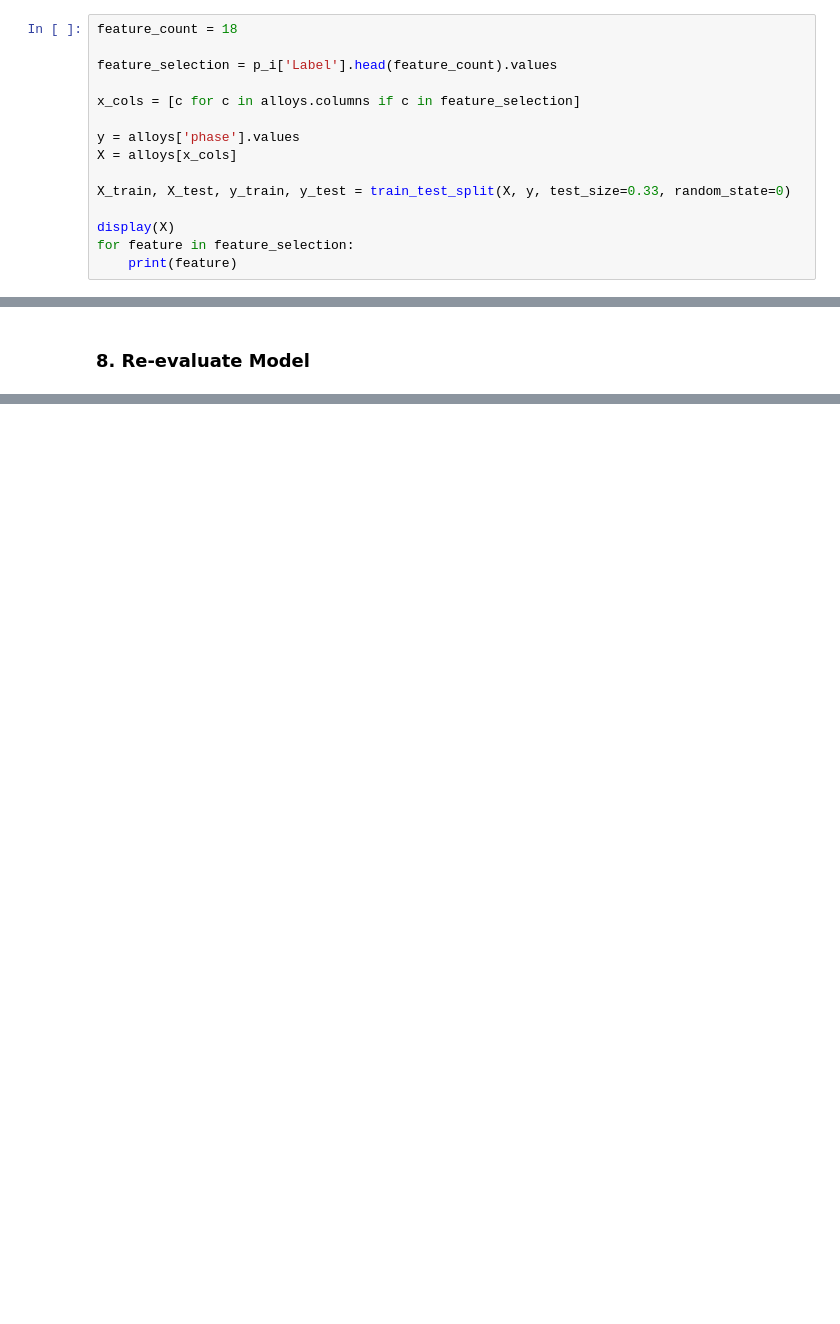
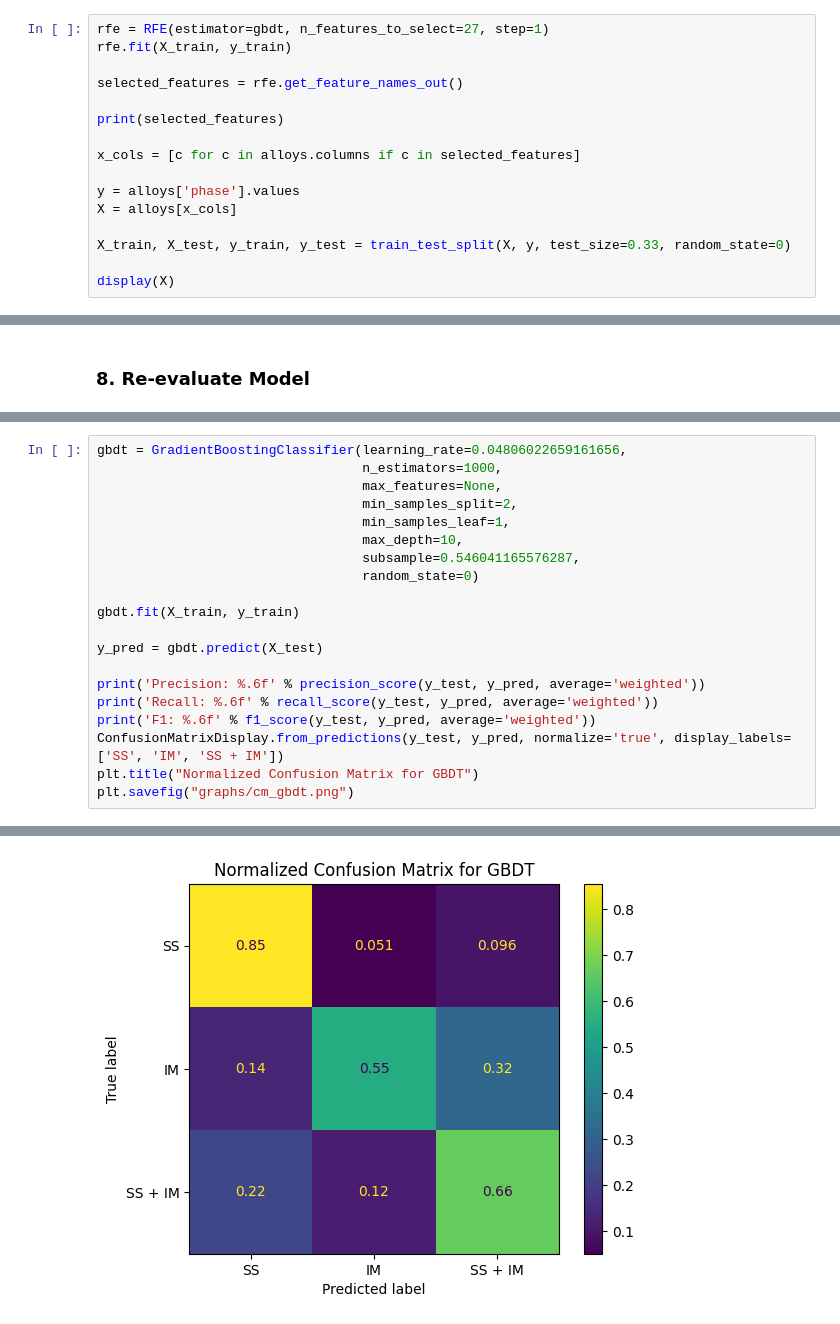
Before and after one commit to sarmigan/HEAPML, a Jupyter notebook: gbdt.ipynb, the cells around one changed output, grey strips where cells are left out. Cells and saved outputs as stored; diff of their text form; blank space fills up the shorter version.

```diff
--- a/gbdt.ipynb
+++ b/gbdt.ipynb
@@ -98,11 +127,14 @@ print(recall_scores)
 # %% [markdown]
 ### 6. Regenerate Dataset
 # %%
-feature_count = 18
+rfe = RFE(estimator=gbdt, n_features_to_select=27, step=1)
+rfe.fit(X_train, y_train)
 
-feature_selection = p_i['Label'].head(feature_count).values
+selected_features = rfe.get_feature_names_out()
 
-x_cols = [c for c in alloys.columns if c in feature_selection]
+print(selected_features)
+
+x_cols = [c for c in alloys.columns if c in selected_features]
 
 y = alloys['phase'].values
 X = alloys[x_cols]
@@ -110,5 +142,3 @@ X = alloys[x_cols]
 X_train, X_test, y_train, y_test = train_test_split(X, y, test_size=0.33, random_state=0)
 
 display(X)
-for feature in feature_selection:
-    print(feature)
@@ -128,0 +239,21 @@ print('F1: %.6f' % f1_score(y_test, y_pred, average='macro'))
+# %%
+gbdt = GradientBoostingClassifier(learning_rate=0.04806022659161656,
+                                  n_estimators=1000,
+                                  max_features=None,
+                                  min_samples_split=2,
+                                  min_samples_leaf=1,
+                                  max_depth=10,
+                                  subsample=0.546041165576287,
+                                  random_state=0)
+
+gbdt.fit(X_train, y_train)
+
+y_pred = gbdt.predict(X_test)
+
+print('Precision: %.6f' % precision_score(y_test, y_pred, average='weighted'))
+print('Recall: %.6f' % recall_score(y_test, y_pred, average='weighted'))
+print('F1: %.6f' % f1_score(y_test, y_pred, average='weighted'))
+ConfusionMatrixDisplay.from_predictions(y_test, y_pred, normalize='true', display_labels=['SS', 'IM', 'SS + IM'])
+plt.title("Normalized Confusion Matrix for GBDT")
+plt.savefig("graphs/cm_gbdt.png")
+# %% [output]
@@ -128,0 +263 @@ print('F1: %.6f' % f1_score(y_test, y_pred, average='macro'))
+[figure, added]
```
Also changed, not shown: parts of 21 cells of this notebook, 22 other files.
